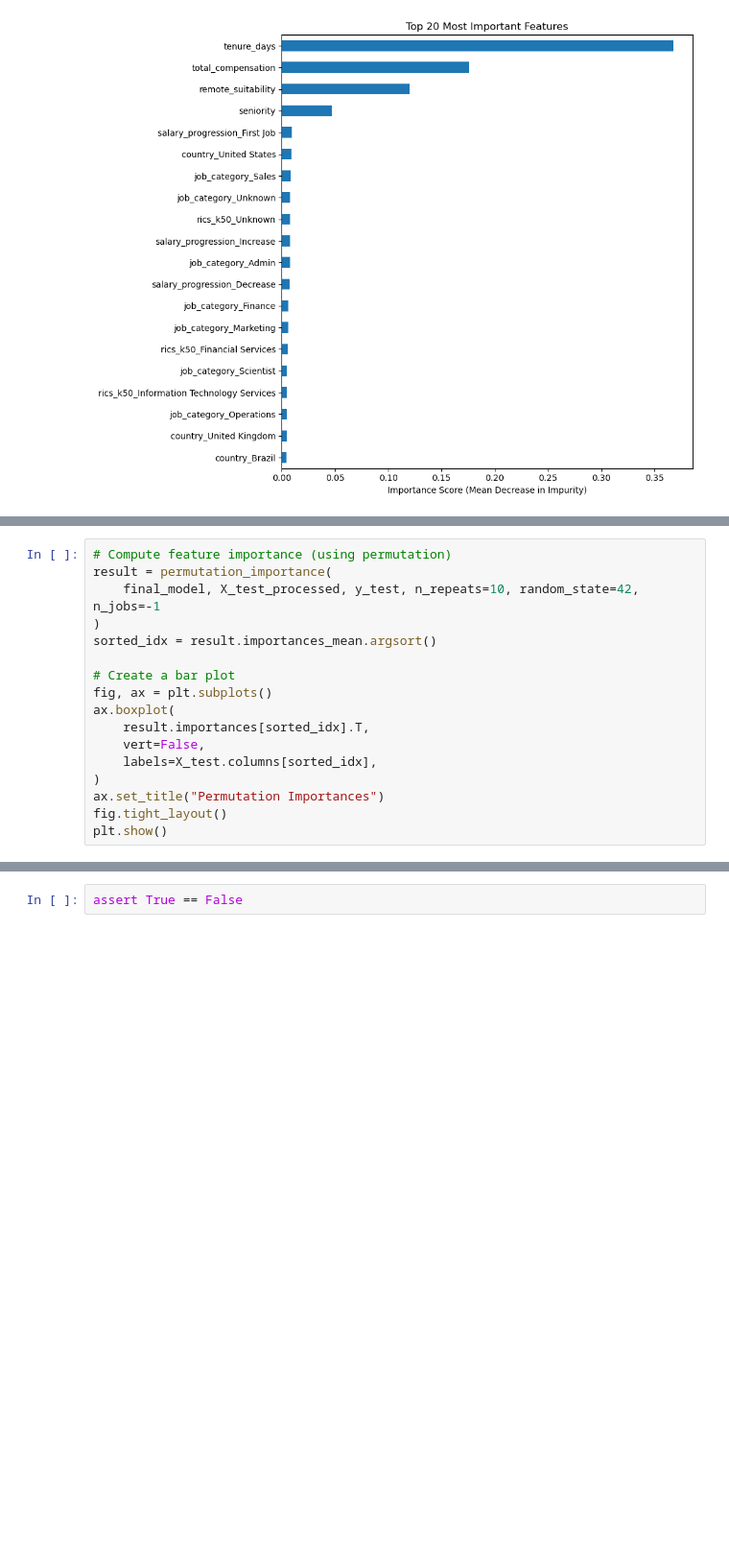
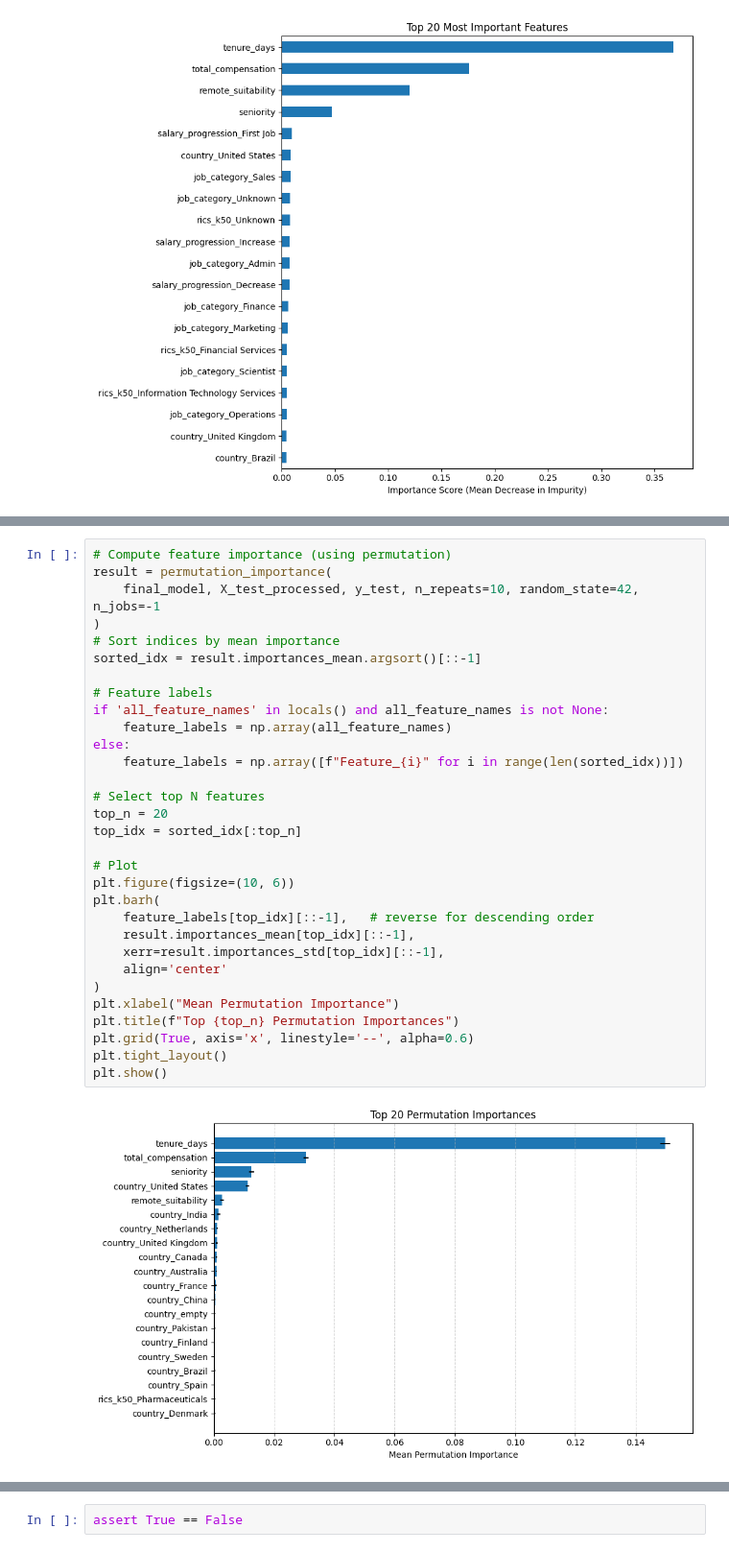
Before and after one commit to jbronyah/COSC-522-ML-Project, a Jupyter notebook: ML_Project_ETL_Pipeline_new.ipynb, the cells around one changed output, grey strips where cells are left out. Shown at 96% size. Drawn from its saved outputs; the diff is of its cells as text; blank space fills up the shorter version.

Commit message:
Changes on permutation

```diff
--- a/ML_Project_ETL_Pipeline_new.ipynb
+++ b/ML_Project_ETL_Pipeline_new.ipynb
@@ -542,17 +539,33 @@ KeyboardInterrupt:
 # %%
 # Compute feature importance (using permutation)
 result = permutation_importance(
     final_model, X_test_processed, y_test, n_repeats=10, random_state=42, n_jobs=-1
 )
-sorted_idx = result.importances_mean.argsort()
+# Sort indices by mean importance
+sorted_idx = result.importances_mean.argsort()[::-1]
 
-# Create a bar plot
-fig, ax = plt.subplots()
-ax.boxplot(
-    result.importances[sorted_idx].T,
-    vert=False,
-    labels=X_test.columns[sorted_idx],
+# Feature labels
+if 'all_feature_names' in locals() and all_feature_names is not None:
+    feature_labels = np.array(all_feature_names)
+else:
+    feature_labels = np.array([f"Feature_{i}" for i in range(len(sorted_idx))])
+
+# Select top N features
+top_n = 20
+top_idx = sorted_idx[:top_n]
+
+# Plot
+plt.figure(figsize=(10, 6))
+plt.barh(
+    feature_labels[top_idx][::-1],   # reverse for descending order
+    result.importances_mean[top_idx][::-1],
+    xerr=result.importances_std[top_idx][::-1],
+    align='center'
 )
-ax.set_title("Permutation Importances")
-fig.tight_layout()
+plt.xlabel("Mean Permutation Importance")
+plt.title(f"Top {top_n} Permutation Importances")
+plt.grid(True, axis='x', linestyle='--', alpha=0.6)
+plt.tight_layout()
 plt.show()
+# %% [output]
+[figure, added]
```
Also changed, not shown: parts of 8 cells of this notebook.
